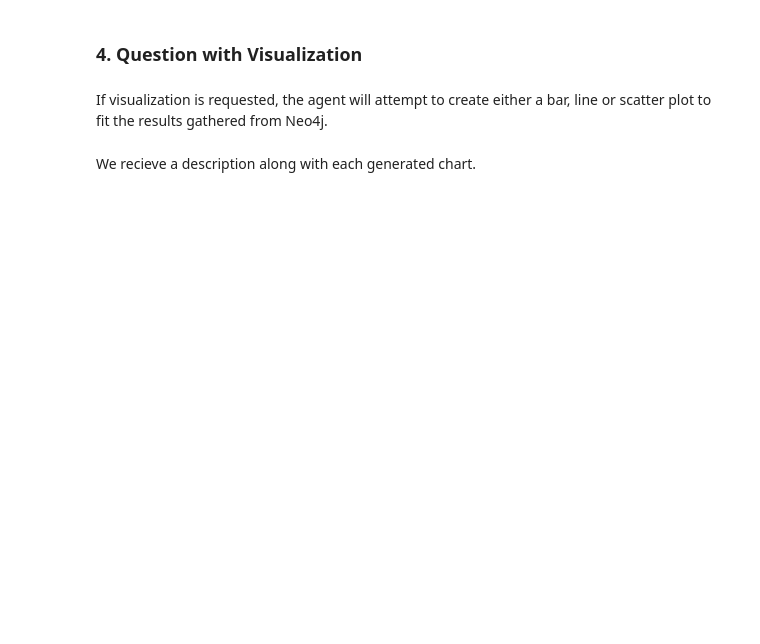
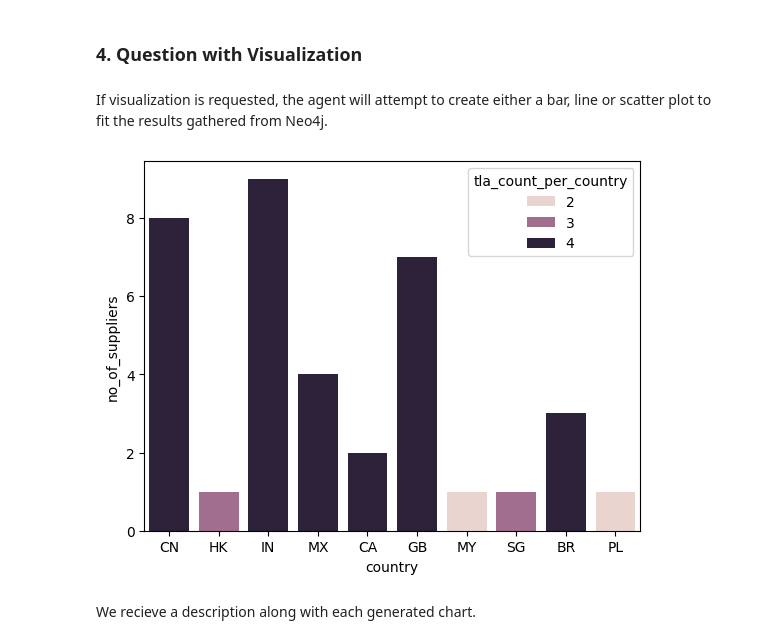
Before and after one commit to neo4j-field/text2cypher-student, a Jupyter notebook: demo_notebook.ipynb, the cells around one changed output. Saved outputs shown, nothing was run; the diff lists cells and outputs as text; code cells hidden in the pictures; blank space fills up the shorter version.

```diff
--- a/demo_notebook.ipynb
+++ b/demo_notebook.ipynb
@@ -213,3 +240,7 @@ q4 = ask_question("Show me which makes have the most responses.", debug=False)
+# %%
+q4 = ask_question("How many suppliers operate outside the US and what are the TLA counts of each country? visualize the result.", debug=False)
+# %% [output]
+[figure, added]
 # %% [markdown]
 We recieve a description along with each generated chart.
 # %%
```
Also changed, not shown: parts of 24 cells of this notebook, 4 other files.
